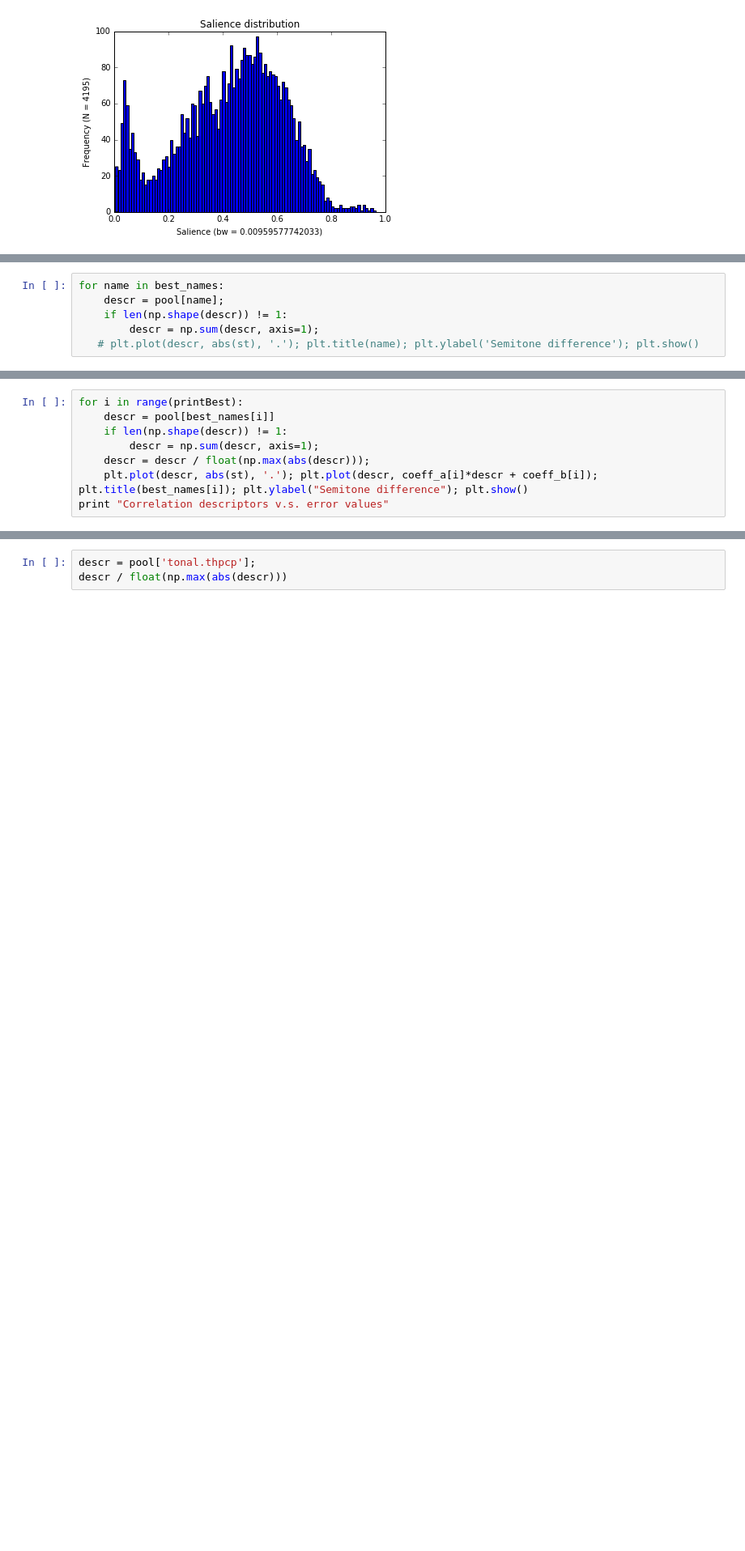
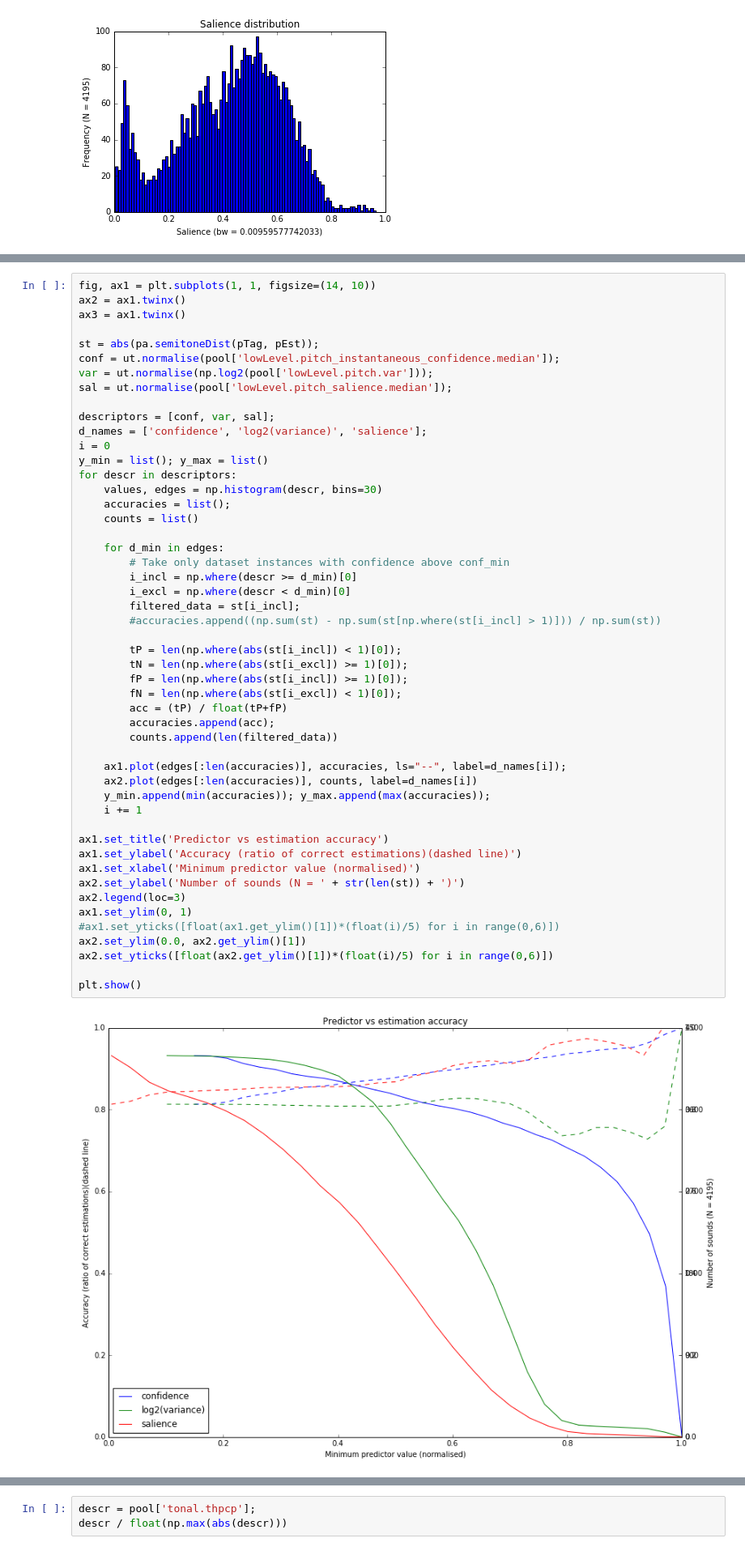
Before and after one commit to akkeh/internship, a Jupyter notebook: pitchEst/notebook/Single-note Sound Pitch Estimation.ipynb, the cells around one changed output, grey strips where cells are left out. Shown at 81% size. Cells and saved outputs as stored; diff of their text form; blank space fills up the shorter version.

Commit message:
updated utils and notebook Working on predictor section

```diff
--- a/pitchEst/notebook/Single-note Sound Pitch Estimation.ipynb
+++ b/pitchEst/notebook/Single-note Sound Pitch Estimation.ipynb
@@ -539,6 +290,0 @@ plt.title(str(printBest) + 'best mean descriptor difference'); plt.xlabel('Descr
-# %%
-for name in best_names:
-    descr = pool[name];
-    if len(np.shape(descr)) != 1:
-        descr = np.sum(descr, axis=1);
-   # plt.plot(descr, abs(st), '.'); plt.title(name); plt.ylabel('Semitone difference'); plt.show()
@@ -654,8 +290,0 @@ plt.title(str(printBest) + ' best acception/rejection'); plt.xlabel('Descriptor-
-# %%
-for i in range(printBest):
-    descr = pool[best_names[i]]
-    if len(np.shape(descr)) != 1:
-        descr = np.sum(descr, axis=1);
-    descr = descr / float(np.max(abs(descr)));
-    plt.plot(descr, abs(st), '.'); plt.plot(descr, coeff_a[i]*descr + coeff_b[i]); plt.title(best_names[i]); plt.ylabel("Semitone difference"); plt.show()
-print "Correlation descriptors v.s. error values"
@@ -661,0 +294,52 @@ print "Correlation descriptors v.s. error values"
+# %%
+fig, ax1 = plt.subplots(1, 1, figsize=(14, 10))
+ax2 = ax1.twinx()
+ax3 = ax1.twinx()
+
+st = abs(pa.semitoneDist(pTag, pEst));
+conf = ut.normalise(pool['lowLevel.pitch_instantaneous_confidence.median']);
+var = ut.normalise(np.log2(pool['lowLevel.pitch.var']));
+sal = ut.normalise(pool['lowLevel.pitch_salience.median']);
+
+descriptors = [conf, var, sal];
+d_names = ['confidence', 'log2(variance)', 'salience'];
+i = 0
+y_min = list(); y_max = list()
+for descr in descriptors:
+    values, edges = np.histogram(descr, bins=30)
+    accuracies = list();
+    counts = list()
+
+    for d_min in edges:
+        # Take only dataset instances with confidence above conf_min
+        i_incl = np.where(descr >= d_min)[0]
+        i_excl = np.where(descr < d_min)[0]
+        filtered_data = st[i_incl];
+        #accuracies.append((np.sum(st) - np.sum(st[np.where(st[i_incl] > 1)])) / np.sum(st))
+
+        tP = len(np.where(abs(st[i_incl]) < 1)[0]);
+        tN = len(np.where(abs(st[i_excl]) >= 1)[0]);
+        fP = len(np.where(abs(st[i_incl]) >= 1)[0]);
+        fN = len(np.where(abs(st[i_excl]) < 1)[0]);
+        acc = (tP) / float(tP+fP)
+        accuracies.append(acc);
+        counts.append(len(filtered_data))
+
+    ax1.plot(edges[:len(accuracies)], accuracies, ls="--", label=d_names[i]);
+    ax2.plot(edges[:len(accuracies)], counts, label=d_names[i])
+    y_min.append(min(accuracies)); y_max.append(max(accuracies));
+    i += 1
+
+ax1.set_title('Predictor vs estimation accuracy')
+ax1.set_ylabel('Accuracy (ratio of correct estimations)(dashed line)')
+ax1.set_xlabel('Minimum predictor value (normalised)')
+ax2.set_ylabel('Number of sounds (N = ' + str(len(st)) + ')')
+ax2.legend(loc=3)
+ax1.set_ylim(0, 1)
+#ax1.set_yticks([float(ax1.get_ylim()[1])*(float(i)/5) for i in range(0,6)])
+ax2.set_ylim(0.0, ax2.get_ylim()[1])
+ax2.set_yticks([float(ax2.get_ylim()[1])*(float(i)/5) for i in range(0,6)])
+
+plt.show()
+# %% [output]
+[figure, added]
```
Also changed, not shown: parts of 56 cells of this notebook, 1 other file.
